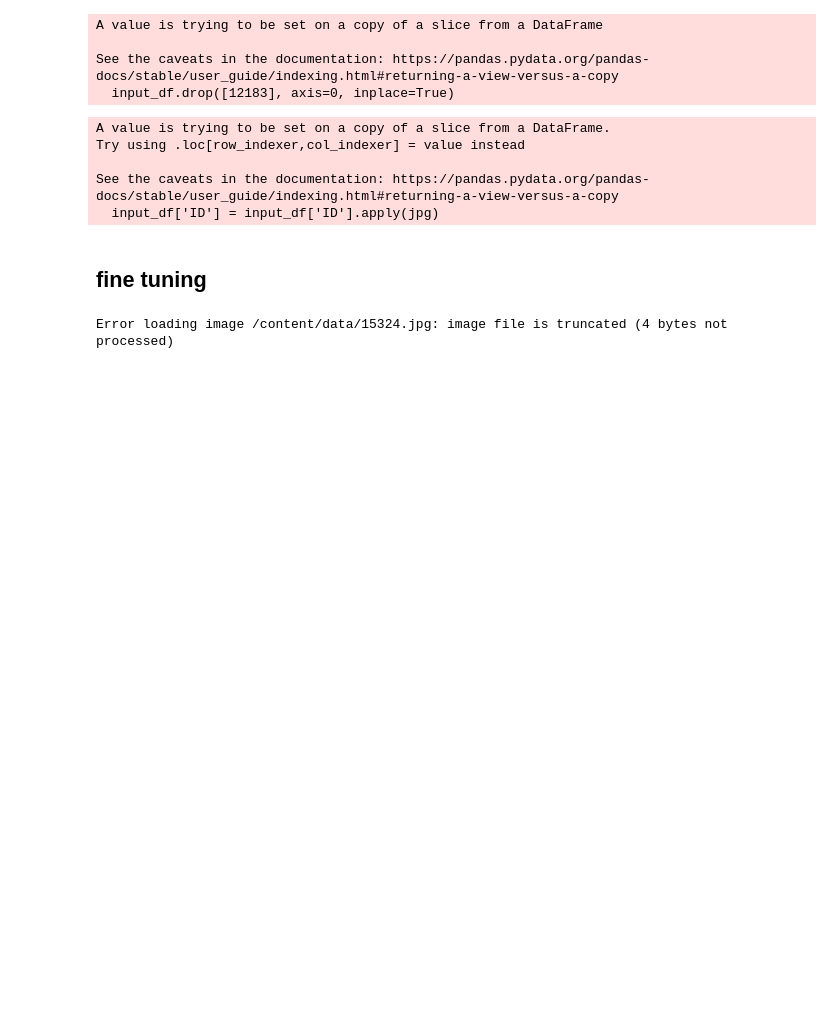
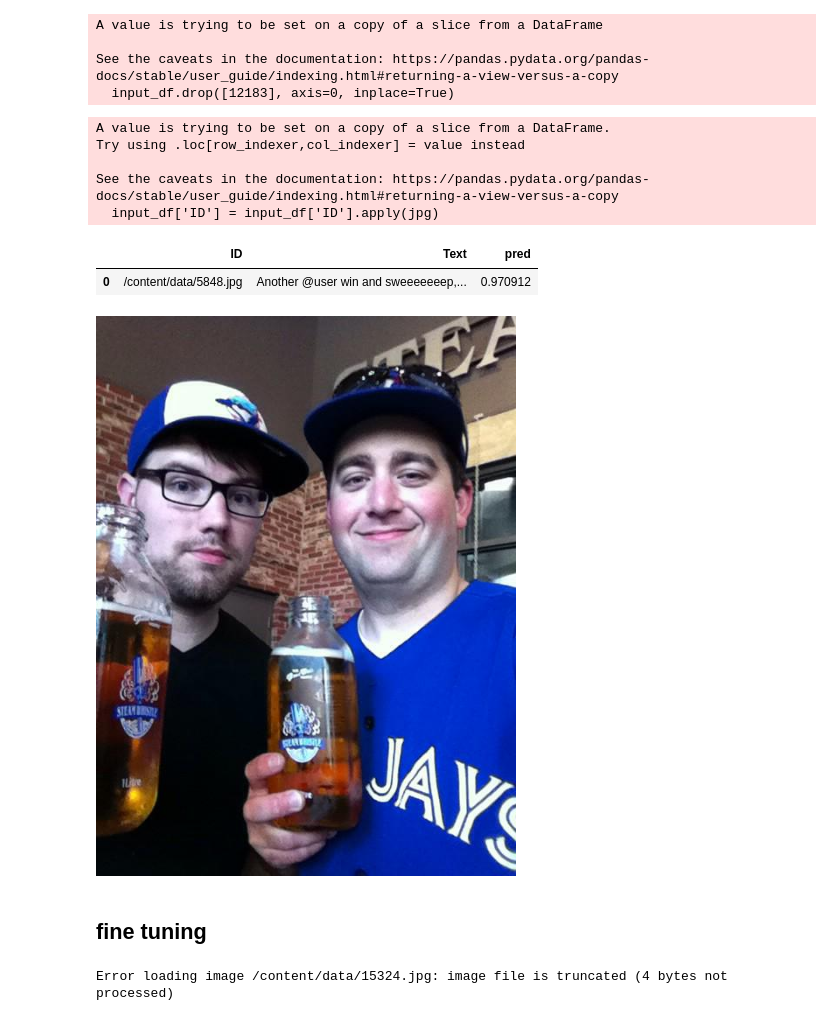
Before and after one commit to blueid13/20242R0136COSE47402, a Jupyter notebook: FinalProject/project.ipynb, the cells around one changed output. Cells and saved outputs as stored; diff of their text form; code cells hidden in the pictures; blank space fills up the shorter version.

```diff
--- a/FinalProject/project.ipynb
+++ b/FinalProject/project.ipynb
@@ -214,3 +222,12 @@ test_dataframe = input_df[13000:15816].reset_index(drop=True)
+# %%
+train_dataframe[0:1]
+# %% [output]
+|  | ID | Text | pred |
+| 0 | /content/data/5848.jpg | Another @user win and sweeeeeeep,... | 0.970912 |
+# %%
+Image.open('/content/data/5848.jpg').convert("RGB")
+# %% [output]
+[figure, added]
 # %% [markdown]
 ## fine tuning
 # %%
```
Also changed, not shown: parts of 25 cells of this notebook.
